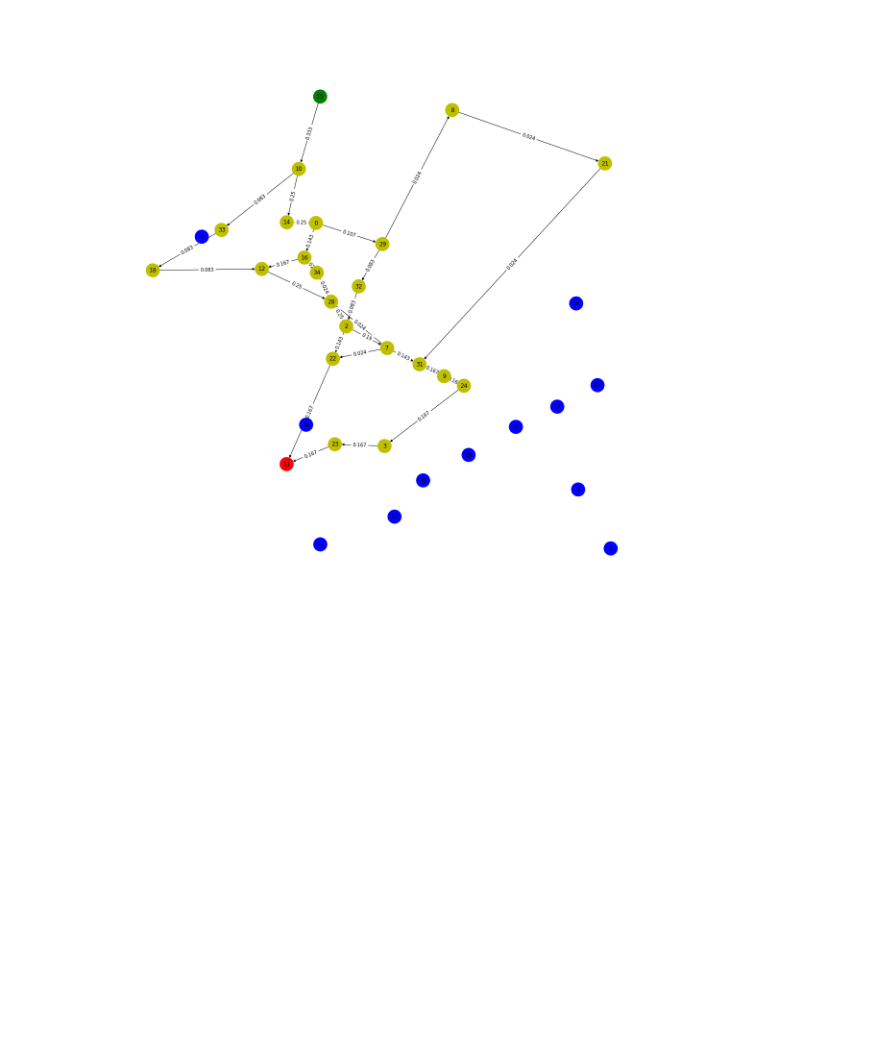
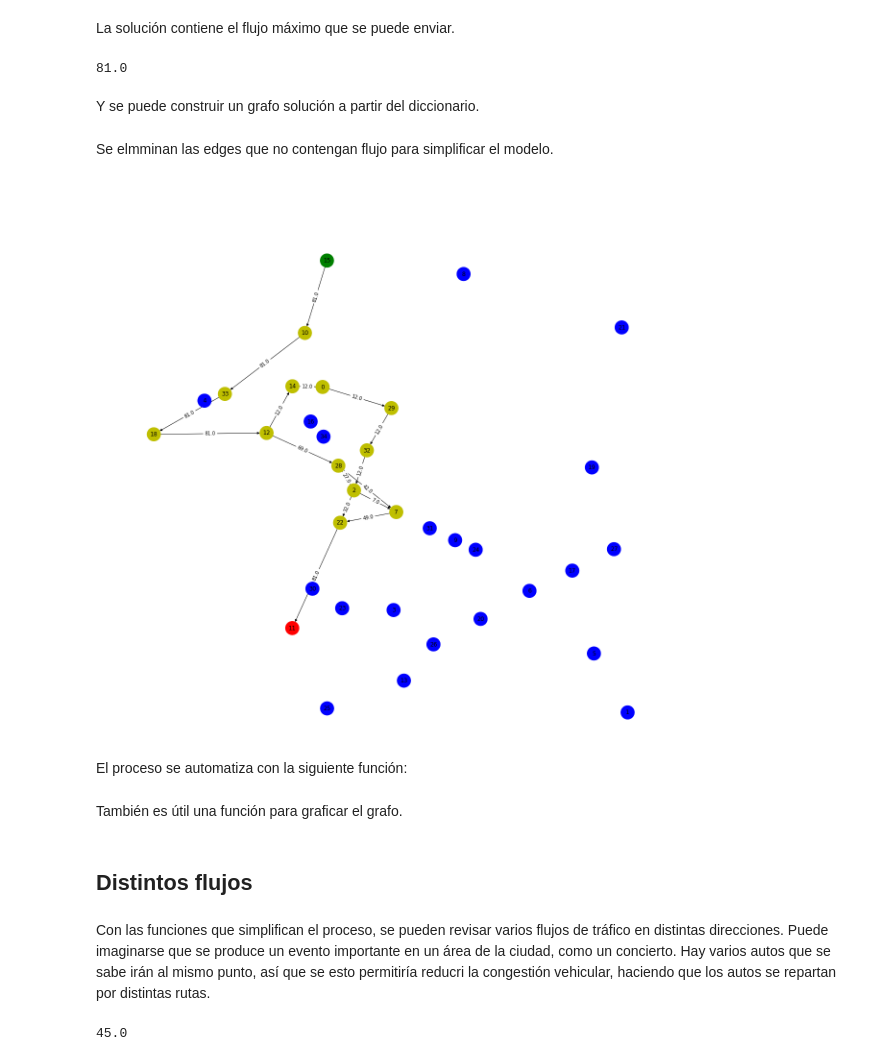
Before and after one commit to danielTeniente/proyecto_capstone, a Jupyter notebook: grafo_sector/Tema_8.ipynb, the cells around one changed output. Saved outputs shown, nothing was run; the diff lists cells and outputs as text; code cells hidden in the pictures; blank space fills up the shorter version.

```diff
--- a/grafo_sector/Tema_8.ipynb
+++ b/grafo_sector/Tema_8.ipynb
@@ -110,0 +41,5 @@ solucion[1]
+# %%
+for edge in graph.edges:
+    max_graph.add_edge(edge[0],edge[1])
+    #mantengo la capacidad en enteros
+    max_graph.edges[(edge[0],edge[1])]['capacity'] = graph.edges[(edge[0],edge[1],0)]['length'] // longitud_vehiculo
@@ -110,0 +52,3 @@ solucion[1]
+# %%
+with open('coordenadas_centros.pickle', 'rb') as handle:
+    pos = pickle.load(handle)
@@ -111,36 +89,49 @@ solucion[1]
+# %% [markdown]
+La solución contiene el flujo máximo que se puede enviar.
+# %%
+solucion = nx.maximum_flow(max_graph,15,11)
+# %%
+solucion[0]
+# %% [output]
+81.0
+# %% [markdown]
+Y se puede construir un grafo solución a partir del diccionario.
 # %%
 graph_sol = nx.DiGraph(solucion[1])
+# %% [markdown]
+Se elmminan las edges que no contengan flujo para simplificar el modelo.
 # %%
 remove_edges = []
 good_nodes = []
 for edge in graph_sol.edges:
     capacity = solucion[1][edge[0]][edge[1]]
-    if(capacity==0):
+    if(capacity!=0):
+        good_nodes.append(edge[1])
+        graph_sol.edges[edge]['capacity'] = capacity
+    else:
         remove_edges.append(edge)
-    else:
-        graph_sol.edges[edge]['capacity'] = round(capacity,3)
-        good_nodes.append(edge[1])
 # %%
 for edge in remove_edges:
     graph_sol.remove_edge(edge[0],edge[1])
 # %%
 plt.figure(figsize=(16,16))
 capacity_dic = nx.get_edge_attributes(graph_sol,'capacity')
 colors = ['b']*35
 for node in good_nodes:
     colors[node] = 'y'
 colors[15] = 'g'
 colors[11] = 'r'
 
-
-nx.draw(graph_sol,pos_graph,
+nx.draw(graph_sol,pos,
             node_size=800,
-            labels=lab_dict,
+            labels=labs_dict,
             with_labels = True,
             node_color = colors)
 
-nx.draw_networkx_edge_labels(graph_sol,pos_graph,edge_labels=capacity_dic)
+nx.draw_networkx_edge_labels(graph_sol,pos,edge_labels=capacity_dic)
 
 plt.show()
 # %% [output]
-[figure, old version]
+[figure, new version]
+# %% [markdown]
+El proceso se automatiza con la siguiente función:
@@ -146,0 +157,2 @@ plt.show()
+# %% [markdown]
+También es útil una función para graficar el grafo.
@@ -146,0 +178,4 @@ plt.show()
+# %% [markdown]
+## Distintos flujos
+# %% [markdown]
+Con las funciones que simplifican el proceso, se pueden revisar varios flujos de tráfico en distintas direcciones. Puede imaginarse que se produce un evento importante en un área de la ciudad, como un concierto. Hay varios autos que se sabe irán al mismo punto, así que se esto permitiría reducri la congestión vehicular, haciendo que los autos se repartan por distintas rutas.
@@ -146,0 +186,4 @@ plt.show()
+# %%
+print(max_flow)
+# %% [output]
+45.0
```
Also changed, not shown: parts of 57 cells of this notebook, 17 other files.
